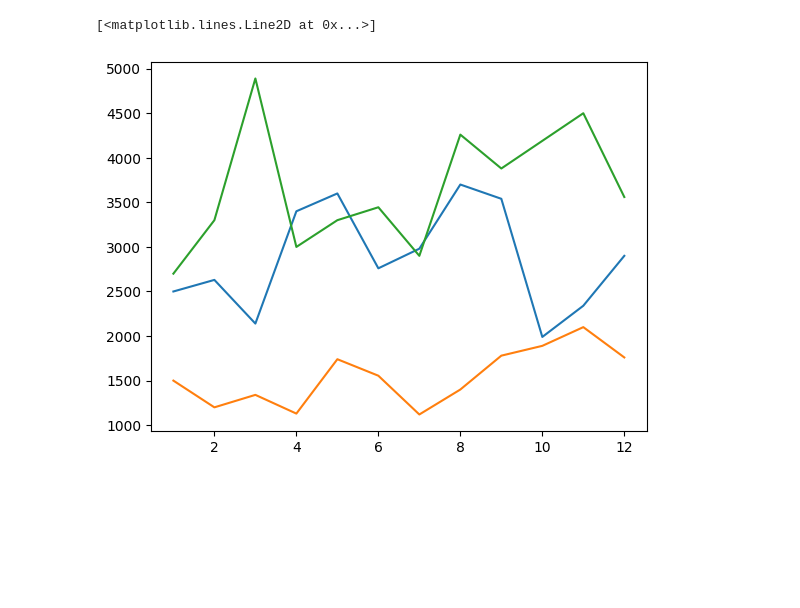
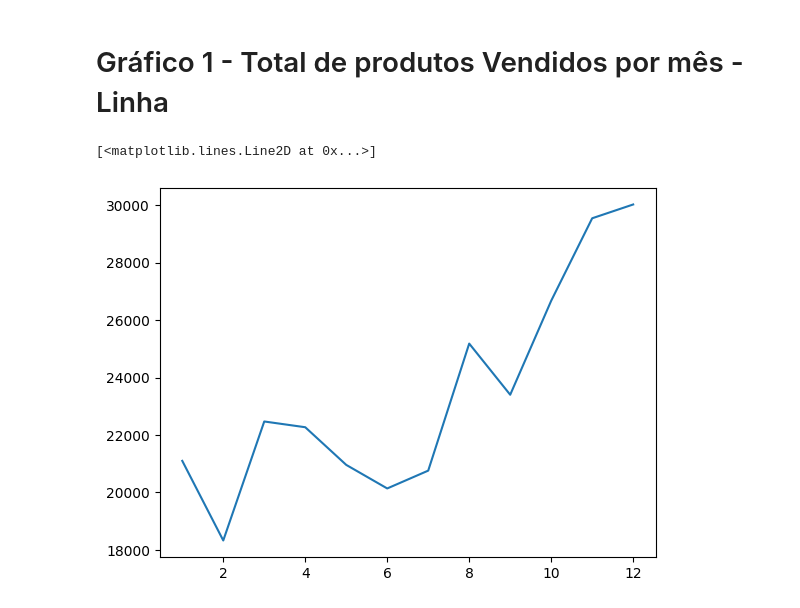
Before and after one commit to EricDonat0/exercicios-pi-iv, a Jupyter notebook: 3- Vendas matplot/Matplot.ipynb, the cells around one changed output. Drawn from its saved outputs; the diff is of its cells as text; code cells hidden in the pictures; blank space fills up the shorter version.

```diff
--- a/3- Vendas matplot/Matplot.ipynb
+++ b/3- Vendas matplot/Matplot.ipynb
@@ -17,17 +17,14 @@ hidratante = np.array([ 1500, 1200, 1340, 1130, 1740, 1555, 1120, 1400, 1780, 18
 # Gráfico 3 - Comparativo de Creme Facial com Limpeza Facial por mês - Barras
 # Gráfico 4 - Stack plot com o total de produtos vendidos a cada mês com todos os produtos
 # Gráfico 5 - Pizza com % da quantidade produtos vendidos no ano em cada produto
-# %%
-# Gráfico 2
-
-# https://numpy.org/doc/stable/reference/generated/numpy.linspace.html
-x = mes
-y = creme_facial
-
-fig, ax = plt.subplots() # retorna a figura do gráfico e os eixos
-ax.plot(x, creme_facial) # imprime uma linha
-ax.plot(x, limpeza_facial)
-ax.plot(x, shampoo + hidratante)
-# %% [output]
-[<matplotlib.lines.Line2D at 0x...>]
-[figure, removed]
+# %% [markdown]
+# Gráfico 1 - Total de produtos Vendidos por mês - Linha
+# %%
+num_mes = mes
+produtos = creme_facial + limpeza_facial + pasta_dentaria + sabonete + shampoo + hidratante
+
+fig, ax = plt.subplots()
+ax.plot(num_mes, produtos)
+# %% [output]
+[<matplotlib.lines.Line2D at 0x...>]
+[figure, added]
```
Also changed, not shown: parts of 8 cells of this notebook.
